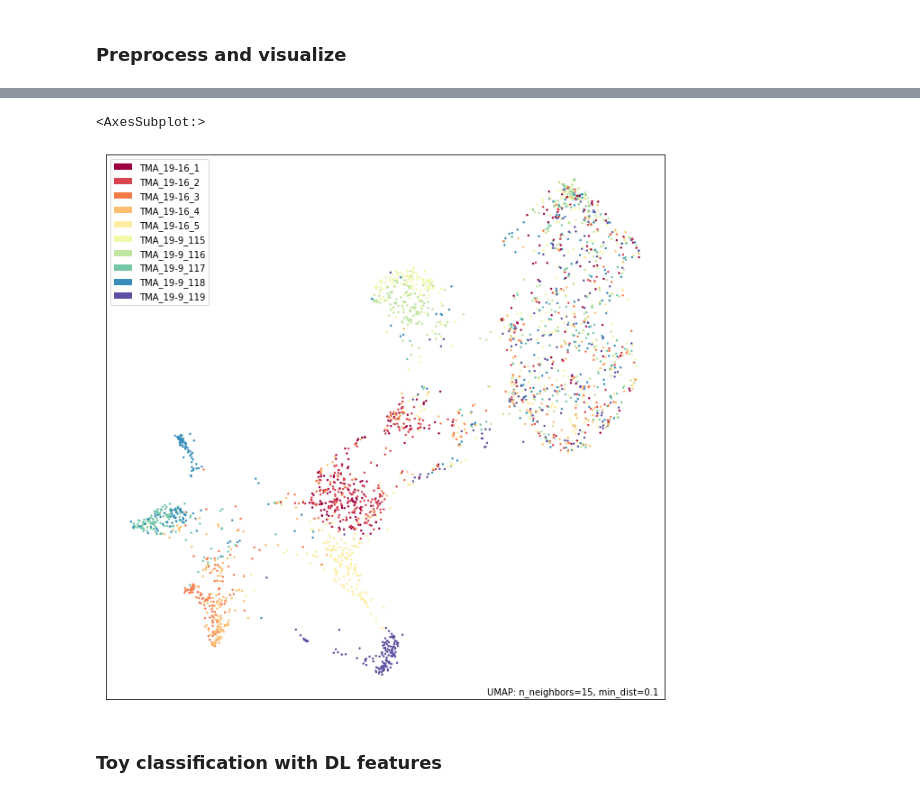
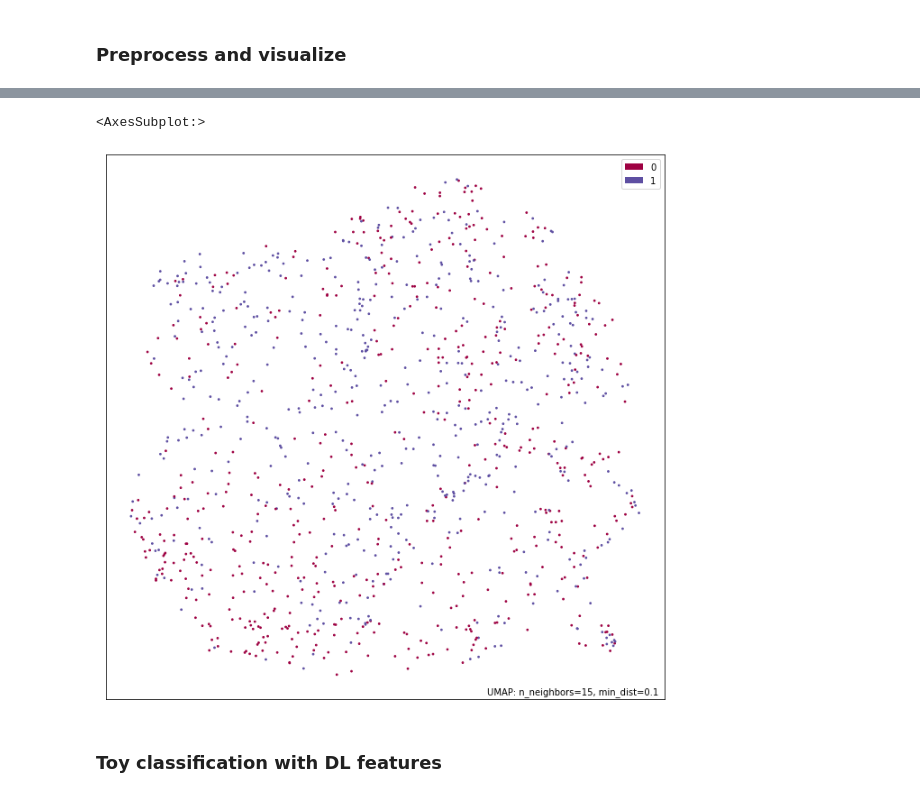
Before and after one commit to fuhrwerk/cytodata-hackathon-2023, a Jupyter notebook: notebook/CytoData2023_hackathon.ipynb, the cells around one changed output, grey strips where cells are left out. Cells and saved outputs as stored; diff of their text form; code cells hidden in the pictures.

```diff
--- a/notebook/CytoData2023_hackathon.ipynb
+++ b/notebook/CytoData2023_hackathon.ipynb
@@ -223,9 +221,10 @@ Trainable params: 23,534,592
 Non-trainable params: 53,120
 __________________________________________________________________________________________________
 # %%
-# Extract features separately for each image
+# Extract features separately for each image, sample 64 boxes per image
+num_boxes = 64
 df_dlrois = []
-for idx,row in tqdm(df_metadata.iterrows()):
+for idx,row in tqdm(df_metadata_train.iterrows()):
     ipaths = imgpath.glob(row['Slide']+'*roi{:03d}*'.format(row['ROI number']))
     pat = re.compile('{}_(\d_\w+)_roi{:03d}.png'.format(row['Slide'],row['ROI number']))
     df_dlchs = []
@@ -233,16 +232,14 @@ for idx,row in tqdm(df_metadata.iterrows()):
         ch = pat.match(ipath.name).group(1)
         img = imageio.imread(ipath).astype(np.float32)
         img = (img - ch_dist[ch][0]) / ch_dist[ch][1]
-        tiles = crop_rgb_tiles(img, input_shape)
-        feat = np.zeros((len(tiles),2048), dtype=np.float32)
-        tiles = np.stack(tiles)
+        tiles = crop_rgb_tiles(img, input_shape, rand_boxes=num_boxes)
+        feat = np.zeros((tiles.shape[0],2048), dtype=np.float32)
         feat = resnet.predict(tiles)
         df_dlroi = pd.DataFrame(columns=[ch+'_'+x for x in dl_featcols], data=feat)
         df_dlchs.append(df_dlroi)
     df_dlch = pd.concat(df_dlchs, axis=1)
     df_dlch['Slide'] = row['Slide']
     df_dlch['ROI number'] = row['ROI number']
-    df_dlch['Test'] = row['Test']
     df_dlrois.append(df_dlch)
 df_dlfeat = pd.concat(df_dlrois)
 # %% [markdown]
@@ -267,6 +264,6 @@ df_dlfeat
 # %%
 dlfeat = df_dlfeat.copy()
-dlfeat = dlfeat.merge(df_metadata[['Slide','ROI number','DSS_status']], on=['Slide','ROI number'], how='left')
+dlfeat = dlfeat.merge(df_metadata_train, on=['Slide','ROI number'], how='left')
 # Scale features
 scaler = sklearn.preprocessing.StandardScaler()
 scaler.fit(dlfeat[dl_featcols])
@@ -278,5 +272,9 @@ test_scfeat = dlfeat[dlfeat['Test']==1]
+# %%
+train_feat = dlfeat.sample(frac=0.7)
+test_feat = dlfeat.loc[~dlfeat.index.isin(train_feat.index),:]
 # %%
 # Visualize single-cell features of the training data
+umap_sample = train_feat.sample(frac=0.1)
 mapper = umap.UMAP()
-mapper.fit(train_scfeat[dl_featcols])
+mapper.fit(umap_sample[dl_featcols])
 # %% [output]
@@ -284,7 +282,7 @@ UMAP(dens_frac=0.0, dens_lambda=0.0)
 # %%
-umap.plot.points(mapper, labels=train_scfeat['Slide']+'_'+train_scfeat['ROI number'].astype(str))
+umap.plot.points(mapper, labels=umap_sample['Progression'])
 # %% [output]
 <AxesSubplot:>
-[figure, old version]
+[figure, new version]
 # %% [markdown]
 ### Toy classification with DL features
```
Also changed, not shown: parts of 27 cells of this notebook.
